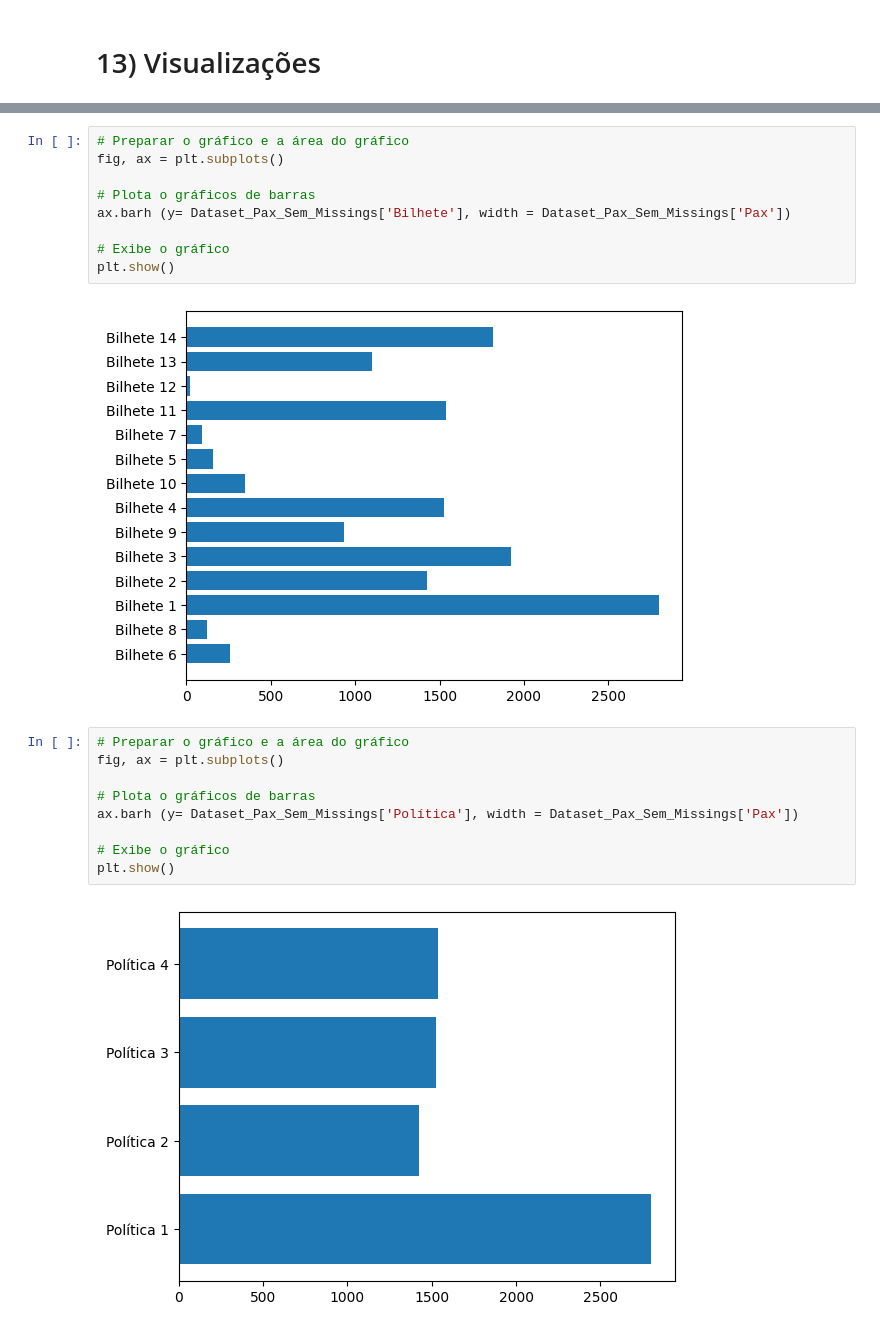
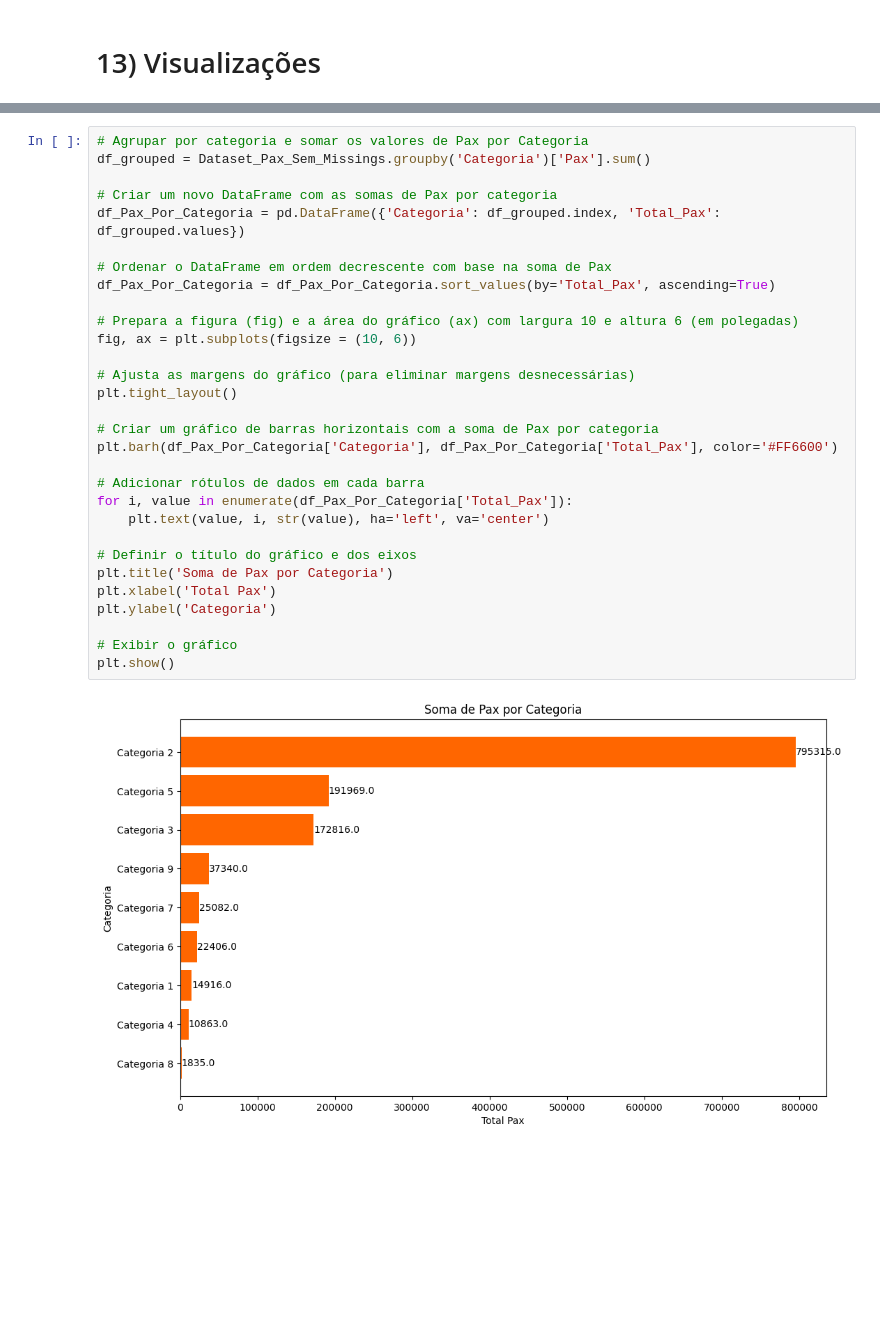
Before and after one commit to ThiagoPedrazi/MVP_Puc, a Jupyter notebook: MVP_ThiagoPedrazi.ipynb, the cells around one changed output, grey strips where cells are left out. Saved outputs shown, nothing was run; the diff lists cells and outputs as text; blank space fills up the shorter version.

```diff
--- a/MVP_ThiagoPedrazi.ipynb
+++ b/MVP_ThiagoPedrazi.ipynb
@@ -366,22 +354,32 @@ plt.show()
-# %%
-# Preparar o gráfico e a área do gráfico
-fig, ax = plt.subplots()
-
-# Plota o gráficos de barras
-ax.barh (y= Dataset_Pax_Sem_Missings['Bilhete'], width = Dataset_Pax_Sem_Missings['Pax'])
-
-# Exibe o gráfico
-plt.show()
-# %% [output]
-[figure, removed]
-# %%
-# Preparar o gráfico e a área do gráfico
-fig, ax = plt.subplots()
-
-# Plota o gráficos de barras
-ax.barh (y= Dataset_Pax_Sem_Missings['Política'], width = Dataset_Pax_Sem_Missings['Pax'])
-
-# Exibe o gráfico
-plt.show()
-# %% [output]
-[figure, removed]
+# %%
+# Agrupar por categoria e somar os valores de Pax por Categoria
+df_grouped = Dataset_Pax_Sem_Missings.groupby('Categoria')['Pax'].sum()
+
+# Criar um novo DataFrame com as somas de Pax por categoria
+df_Pax_Por_Categoria = pd.DataFrame({'Categoria': df_grouped.index, 'Total_Pax': df_grouped.values})
+
+# Ordenar o DataFrame em ordem decrescente com base na soma de Pax
+df_Pax_Por_Categoria = df_Pax_Por_Categoria.sort_values(by='Total_Pax', ascending=True)
+
+# Prepara a figura (fig) e a área do gráfico (ax) com largura 10 e altura 6 (em polegadas)
+fig, ax = plt.subplots(figsize = (10, 6))
+
+# Ajusta as margens do gráfico (para eliminar margens desnecessárias)
+plt.tight_layout()
+
+# Criar um gráfico de barras horizontais com a soma de Pax por categoria
+plt.barh(df_Pax_Por_Categoria['Categoria'], df_Pax_Por_Categoria['Total_Pax'], color='#FF6600')
+
+# Adicionar rótulos de dados em cada barra
+for i, value in enumerate(df_Pax_Por_Categoria['Total_Pax']):
+    plt.text(value, i, str(value), ha='left', va='center')
+
+# Definir o título do gráfico e dos eixos
+plt.title('Soma de Pax por Categoria')
+plt.xlabel('Total Pax')
+plt.ylabel('Categoria')
+
+# Exibir o gráfico
+plt.show()
+# %% [output]
+[figure, added]
```
Also changed, not shown: parts of 5 cells of this notebook.
